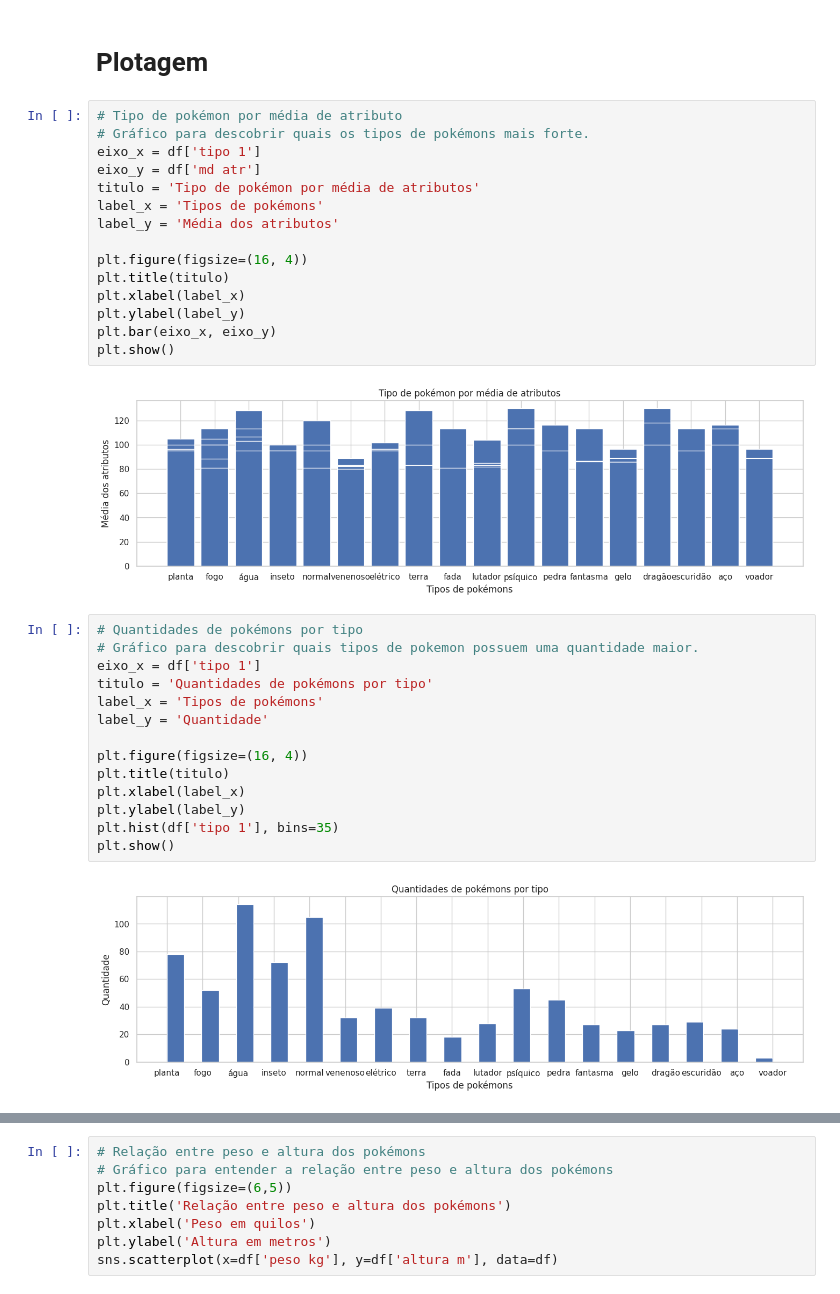
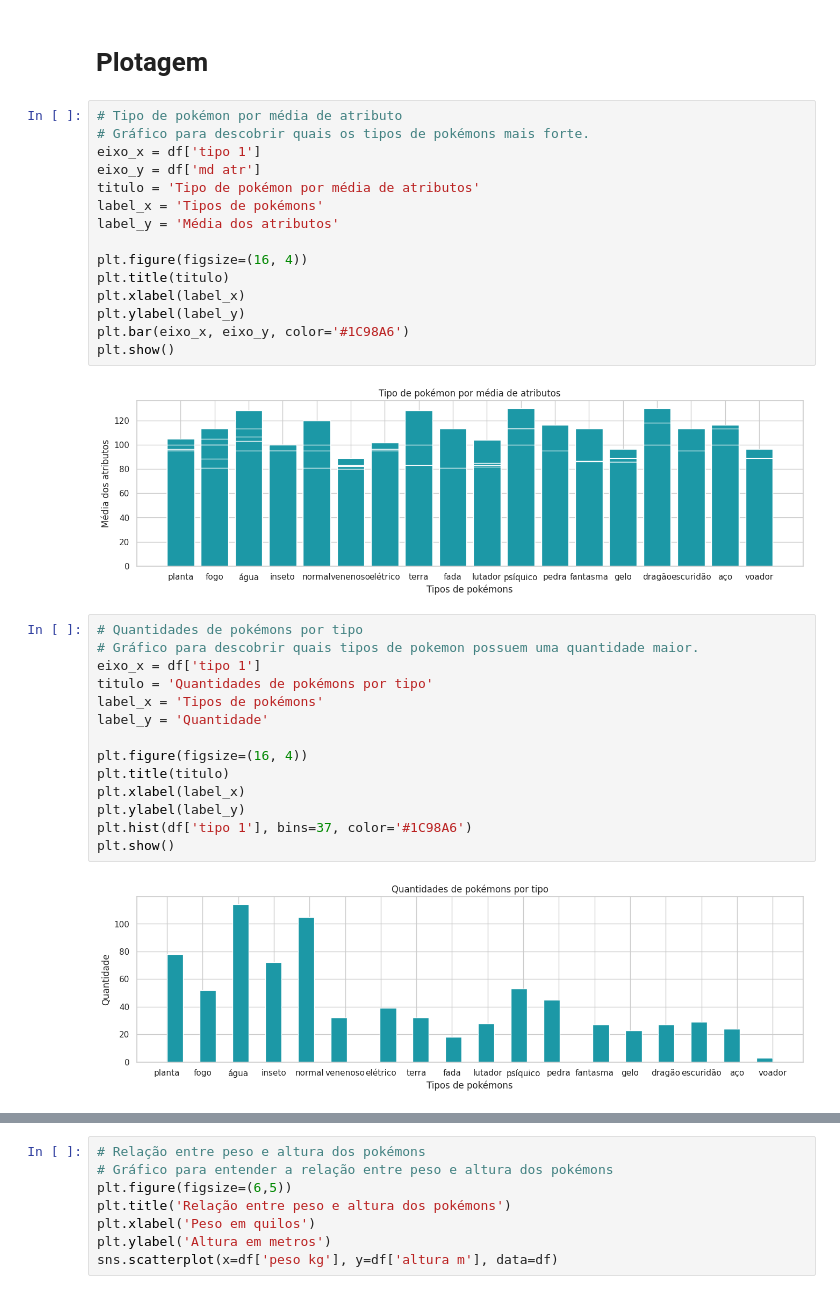
Before and after one commit to lucasfcomaru/Pokemon_dataset_analysis, a Jupyter notebook: Pokémon_dataset_analysis.ipynb, the cells around one changed output, grey strips where cells are left out. Cells and saved outputs as stored; diff of their text form.

```diff
--- a/Pokémon_dataset_analysis.ipynb
+++ b/Pokémon_dataset_analysis.ipynb
@@ -889,20 +889,20 @@ df['taxa de captura'] = df['taxa de captura'].replace({'30 (Meteorite)255 (Core)
 # %%
 # Tipo de pokémon por média de atributo
 # Gráfico para descobrir quais os tipos de pokémons mais forte.
 eixo_x = df['tipo 1']
 eixo_y = df['md atr']
 titulo = 'Tipo de pokémon por média de atributos'
 label_x = 'Tipos de pokémons'
 label_y = 'Média dos atributos'
 
 plt.figure(figsize=(16, 4))
 plt.title(titulo)
 plt.xlabel(label_x)
 plt.ylabel(label_y)
-plt.bar(eixo_x, eixo_y)
+plt.bar(eixo_x, eixo_y, color='#1C98A6')
 plt.show()
 # %% [output]
-[figure, old version]
+[figure, new version]
 # %%
 # Quantidades de pokémons por tipo
 # Gráfico para descobrir quais tipos de pokemon possuem uma quantidade maior.
@@ -915,10 +915,10 @@ plt.figure(figsize=(16, 4))
 plt.title(titulo)
 plt.xlabel(label_x)
 plt.ylabel(label_y)
-plt.hist(df['tipo 1'], bins=35)
+plt.hist(df['tipo 1'], bins=37, color='#1C98A6')
 plt.show()
 # %% [output]
-[figure, old version]
+[figure, new version]
 # %%
 # Ataque e defesa por tipo de pokémon
 # Gráfico para descobrir o ataque a defesa de cada tipo de pokemon.
```
Also changed, not shown: parts of 2 cells of this notebook, 4 other files.
